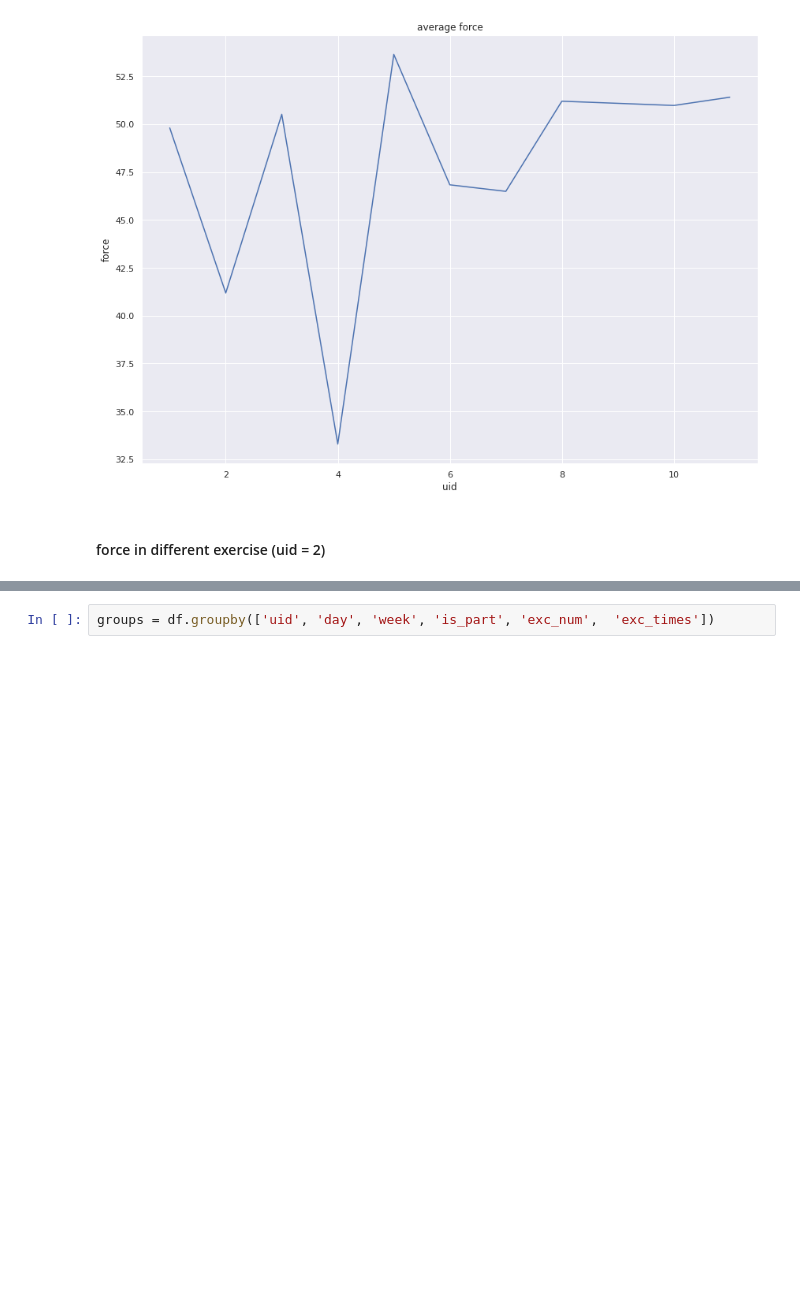
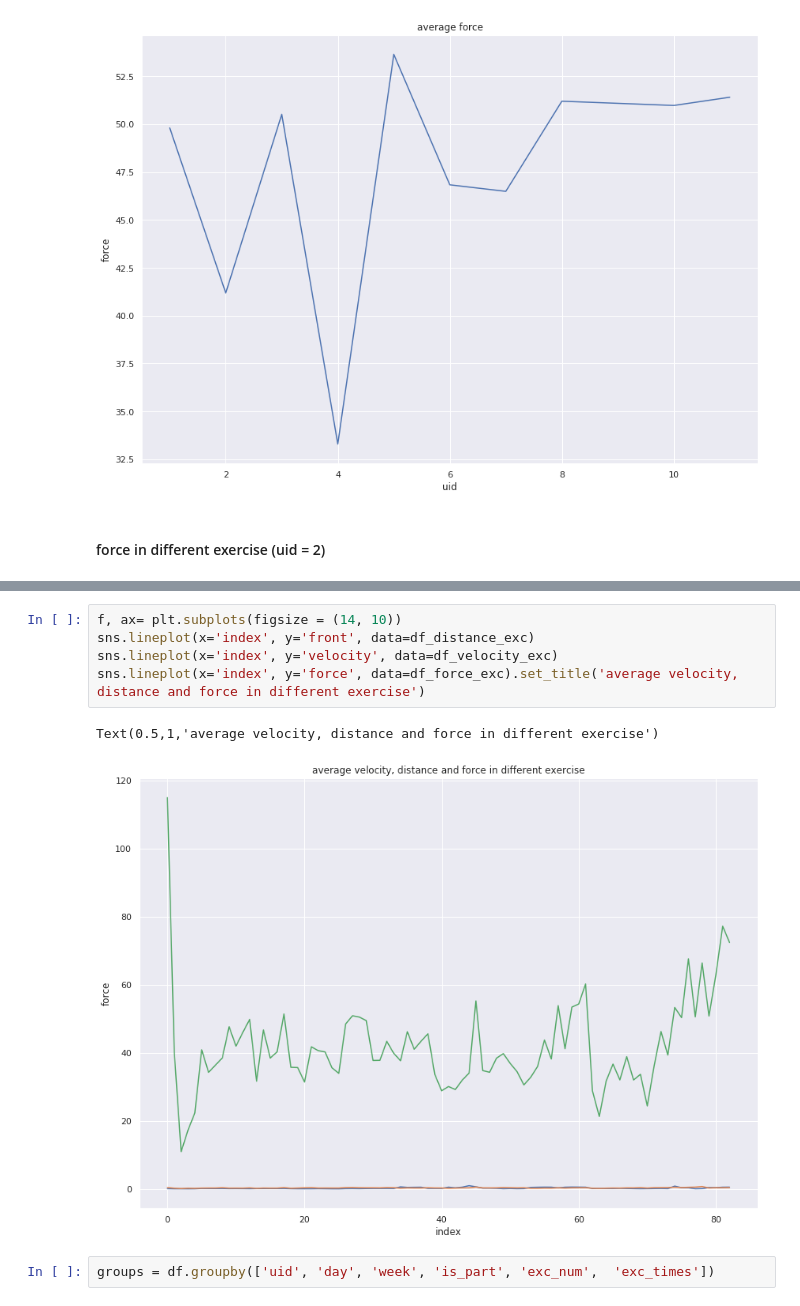
Before and after one commit to wangziling100/Heika, a Jupyter notebook: script/Exploration.ipynb, the cells around one changed output, grey strips where cells are left out. Cells and saved outputs as stored; diff of their text form; blank space fills up the shorter version.

```diff
--- a/script/Exploration.ipynb
+++ b/script/Exploration.ipynb
@@ -209,3 +219,11 @@ df_tmp
+# %%
+f, ax= plt.subplots(figsize = (14, 10))
+sns.lineplot(x='index', y='front', data=df_distance_exc)
+sns.lineplot(x='index', y='velocity', data=df_velocity_exc)
+sns.lineplot(x='index', y='force', data=df_force_exc).set_title('average velocity, distance and force in different exercise')
+# %% [output]
+Text(0.5,1,'average velocity, distance and force in different exercise')
+[figure, added]
 # %%
 groups = df.groupby(['uid', 'day', 'week', 'is_part', 'exc_num',  'exc_times'])
 # %%
```
Also changed, not shown: parts of 3 cells of this notebook.
